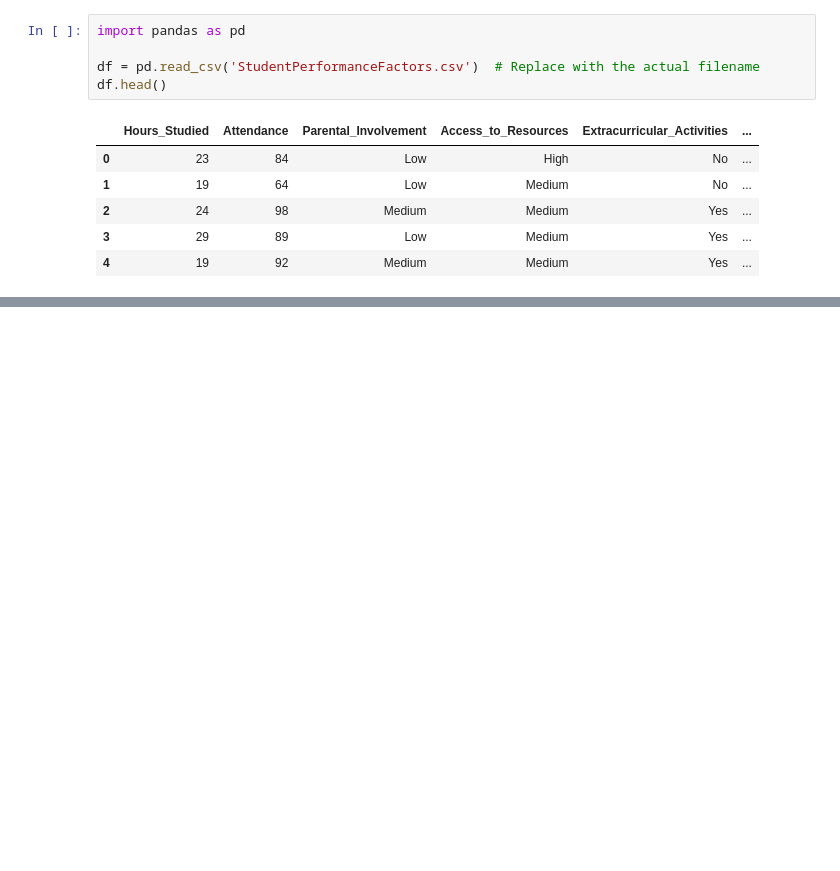
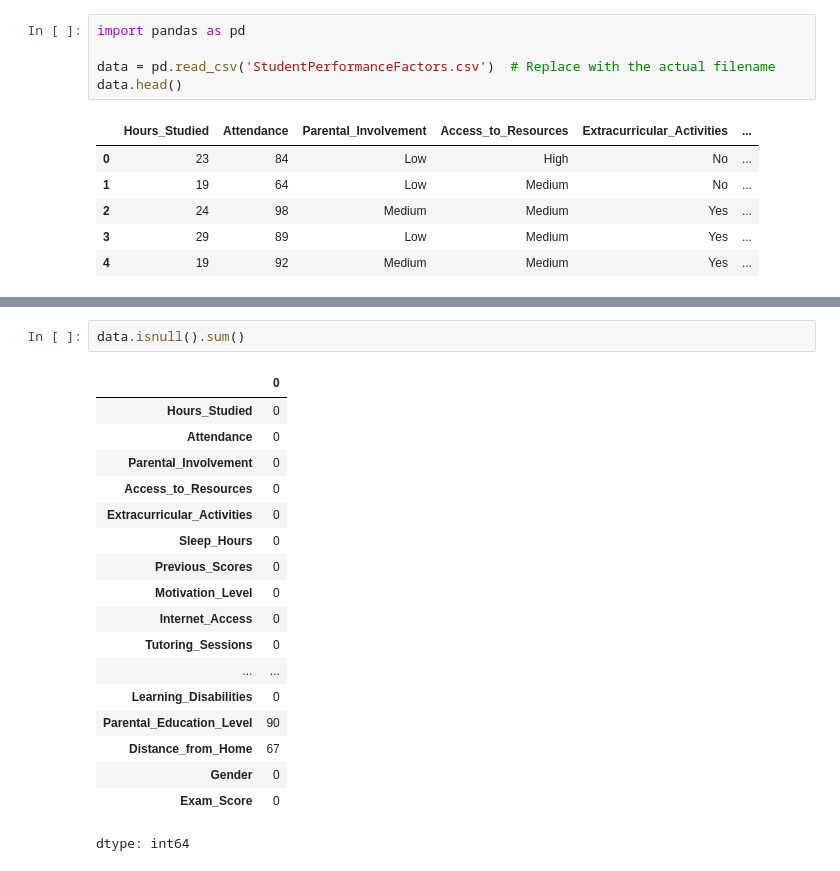
Before and after one commit to simulate111/machine-learning-aalto, a Jupyter notebook: Project.ipynb, the cells around one changed output, grey strips where cells are left out. Saved outputs shown, nothing was run; the diff lists cells and outputs as text; blank space fills up the shorter version.

```diff
--- a/Project.ipynb
+++ b/Project.ipynb
@@ -37,8 +30,8 @@ Archive:  student-performance-factors.zip
 # %%
 import pandas as pd
 
-df = pd.read_csv('StudentPerformanceFactors.csv')  # Replace with the actual filename
-df.head()
+data = pd.read_csv('StudentPerformanceFactors.csv')  # Replace with the actual filename
+data.head()
 # %% [output]
 |  | Hours_Studied | Attendance | Parental_Involvement | Access_to_Resources | Extracurricular_Activities | ... |
 | 0 | 23 | 84 | Low | High | No | ... |
@@ -48,0 +62,21 @@ df.head()
+# %%
+data.isnull().sum()
+# %% [output]
+|  | 0 |
+| Hours_Studied | 0 |
+| Attendance | 0 |
+| Parental_Involvement | 0 |
+| Access_to_Resources | 0 |
+| Extracurricular_Activities | 0 |
+| Sleep_Hours | 0 |
+| Previous_Scores | 0 |
+| Motivation_Level | 0 |
+| Internet_Access | 0 |
+| Tutoring_Sessions | 0 |
+| ... | ... |
+| Learning_Disabilities | 0 |
+| Parental_Education_Level | 90 |
+| Distance_from_Home | 67 |
+| Gender | 0 |
+| Exam_Score | 0 |
+dtype: int64
```
Also changed, not shown: parts of 7 cells of this notebook.
